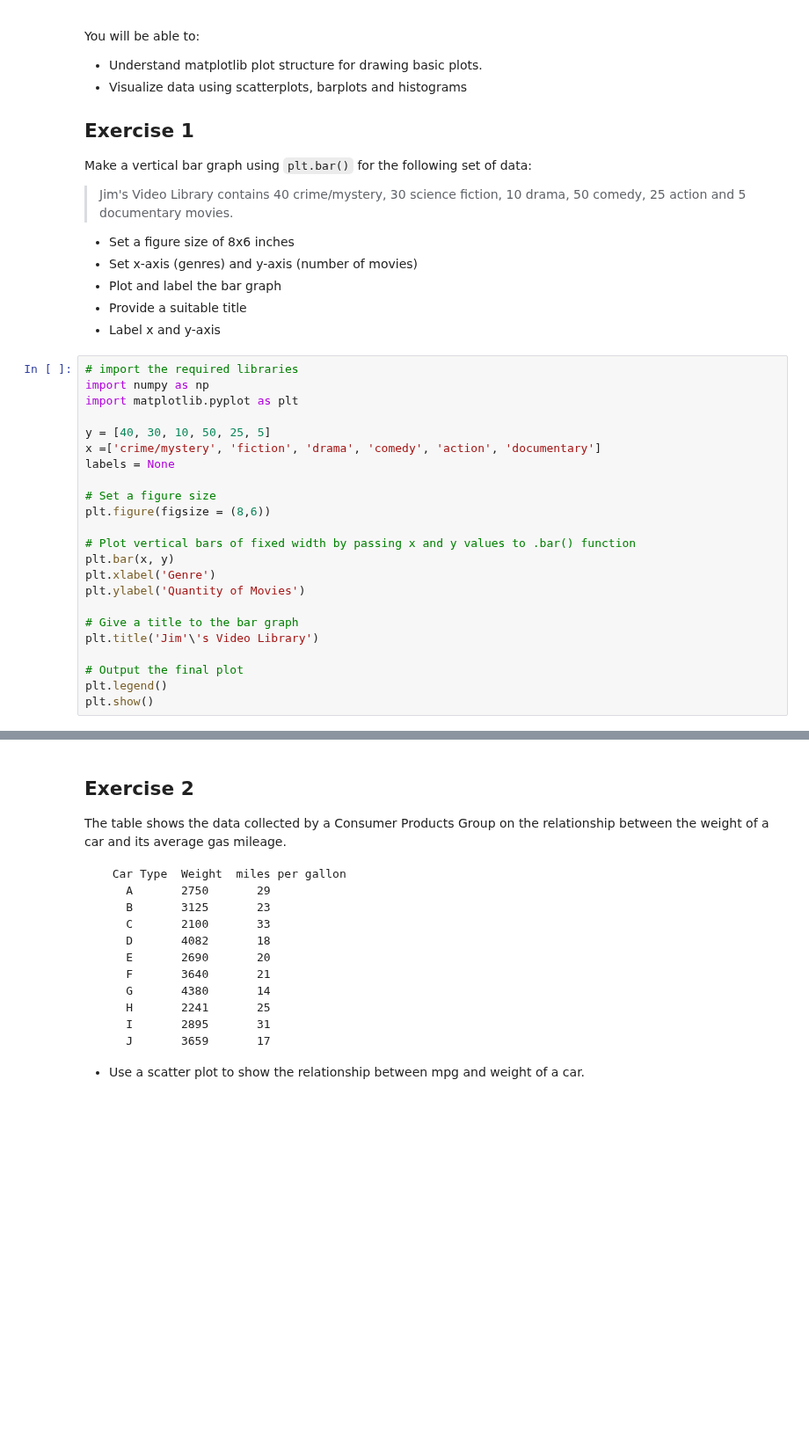
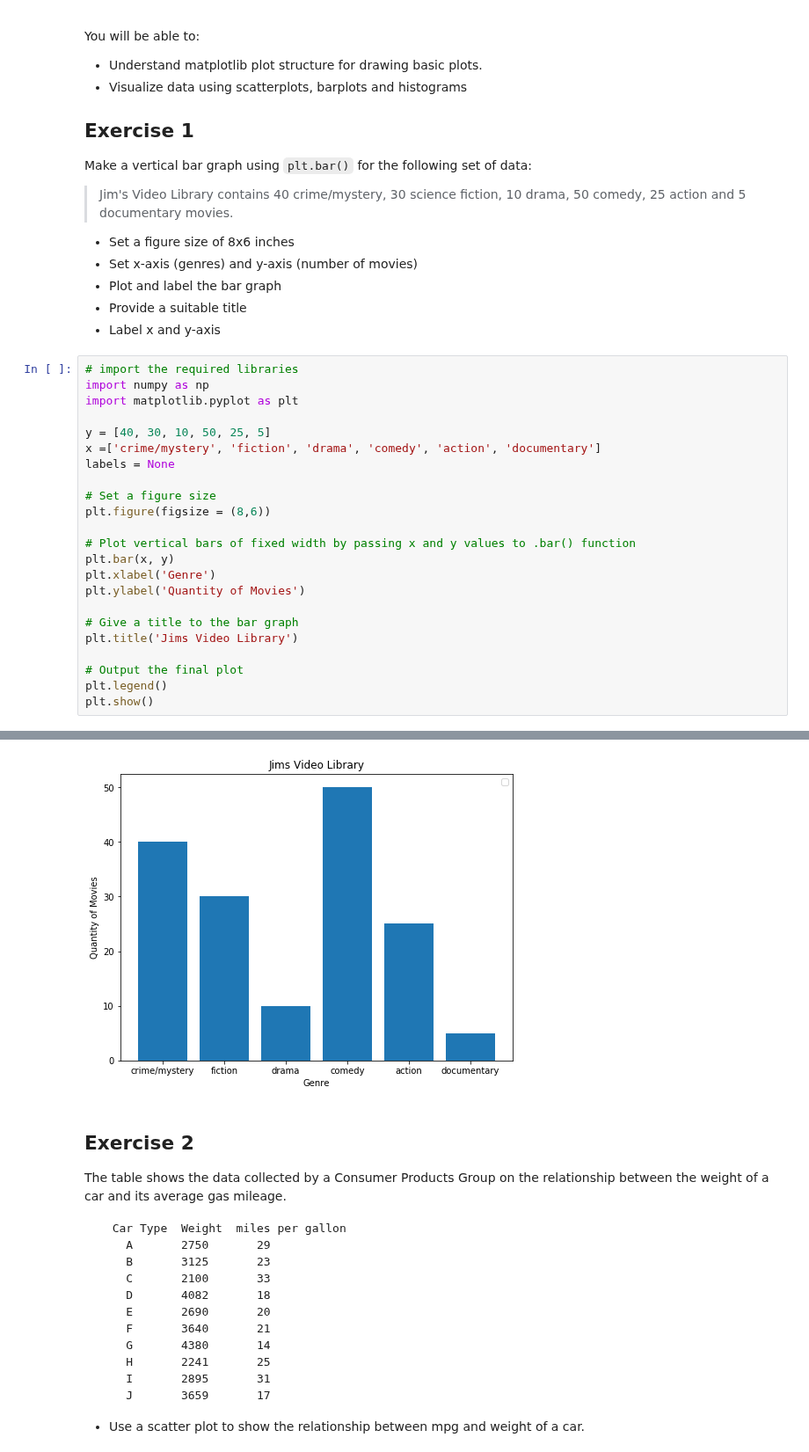
Before and after one commit to ulkuguneysu/dsc-data-viz-lab-nyc-ds-career-042219, a Jupyter notebook: index.ipynb, the cells around one changed output, grey strips where cells are left out. Shown at 88% size. Drawn from its saved outputs; the diff is of its cells as text; blank space fills up the shorter version.

```diff
--- a/index.ipynb
+++ b/index.ipynb
@@ -38,7 +38,7 @@ plt.xlabel('Genre')
 plt.ylabel('Quantity of Movies')
 
 # Give a title to the bar graph
-plt.title('Jim'\'s Video Library')
+plt.title('Jims Video Library')
 
 # Output the final plot
 plt.legend()
@@ -48,3 +48,4 @@ SyntaxError: unexpected character after line continuation character (<ipython-in
+[figure, added]
 # %% [markdown]
 ## Exercise 2
 
```
Also changed, not shown: parts of 1 cell of this notebook.
